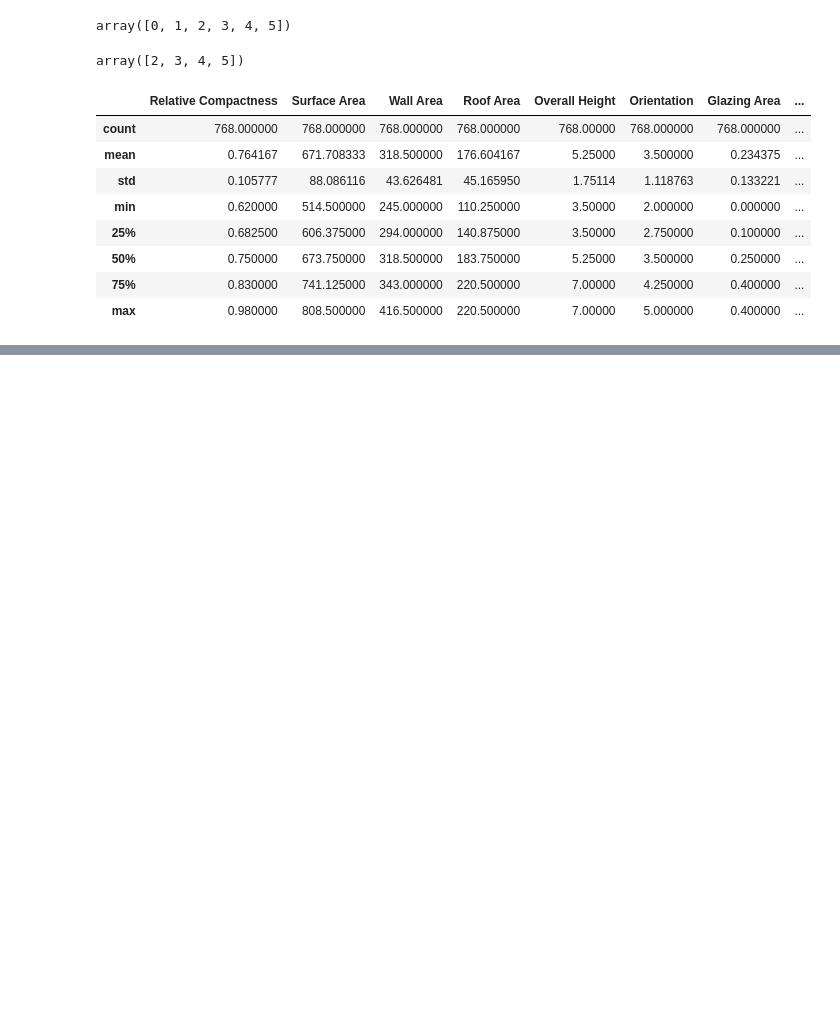
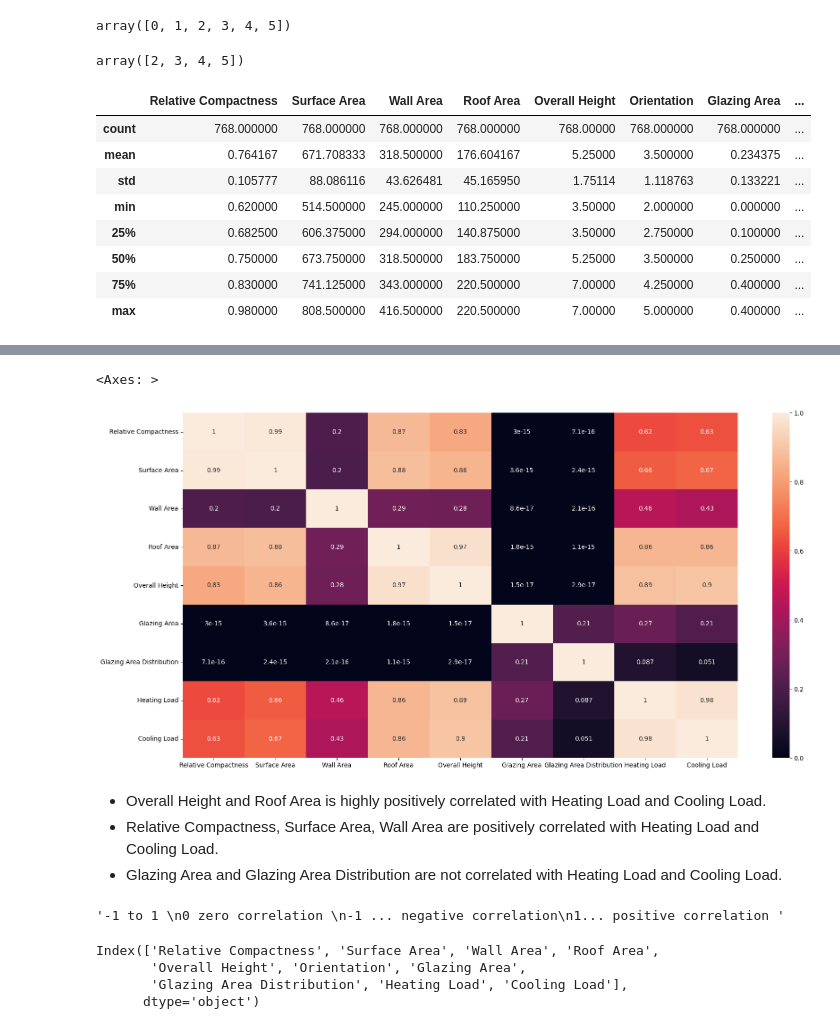
Before and after one commit to Harsha-Pulagam/Energy_Efficiency, a Jupyter notebook: notebooks/eda.ipynb, the cells around one changed output, grey strips where cells are left out. Drawn from its saved outputs; the diff is of its cells as text; code cells hidden in the pictures; blank space fills up the shorter version.

```diff
--- a/notebooks/eda.ipynb
+++ b/notebooks/eda.ipynb
@@ -160,0 +199,28 @@ plt.tight_layout(pad=0.4, w_pad=0.5, h_pad=5.0)
+# %%
+plt.figure(figsize=(20, 10))
+sns.heatmap(numerical_col.corr().abs(),  annot=True)
+# %% [output]
+<Axes: >
+[figure, added]
+# %% [markdown]
+* Overall Height and Roof Area is highly positively correlated with Heating Load and Cooling Load.
+* Relative Compactness, Surface Area, Wall Area are positively correlated with Heating Load and Cooling Load.
+* Glazing Area and Glazing Area Distribution are not correlated with Heating Load and Cooling Load.
+# %%
+"""
+
+-1 to 1
+0 zero correlation
+-1 ... negative correlation
+1... positive correlation
+
+"""
+# %% [output]
+'-1 to 1 \n0 zero correlation \n-1 ... negative correlation\n1... positive correlation '
+# %%
+df.columns
+# %% [output]
+Index(['Relative Compactness', 'Surface Area', 'Wall Area', 'Roof Area',
+       'Overall Height', 'Orientation', 'Glazing Area',
+       'Glazing Area Distribution', 'Heating Load', 'Cooling Load'],
+      dtype='object')
```
Also changed, not shown: parts of 10 cells of this notebook.
